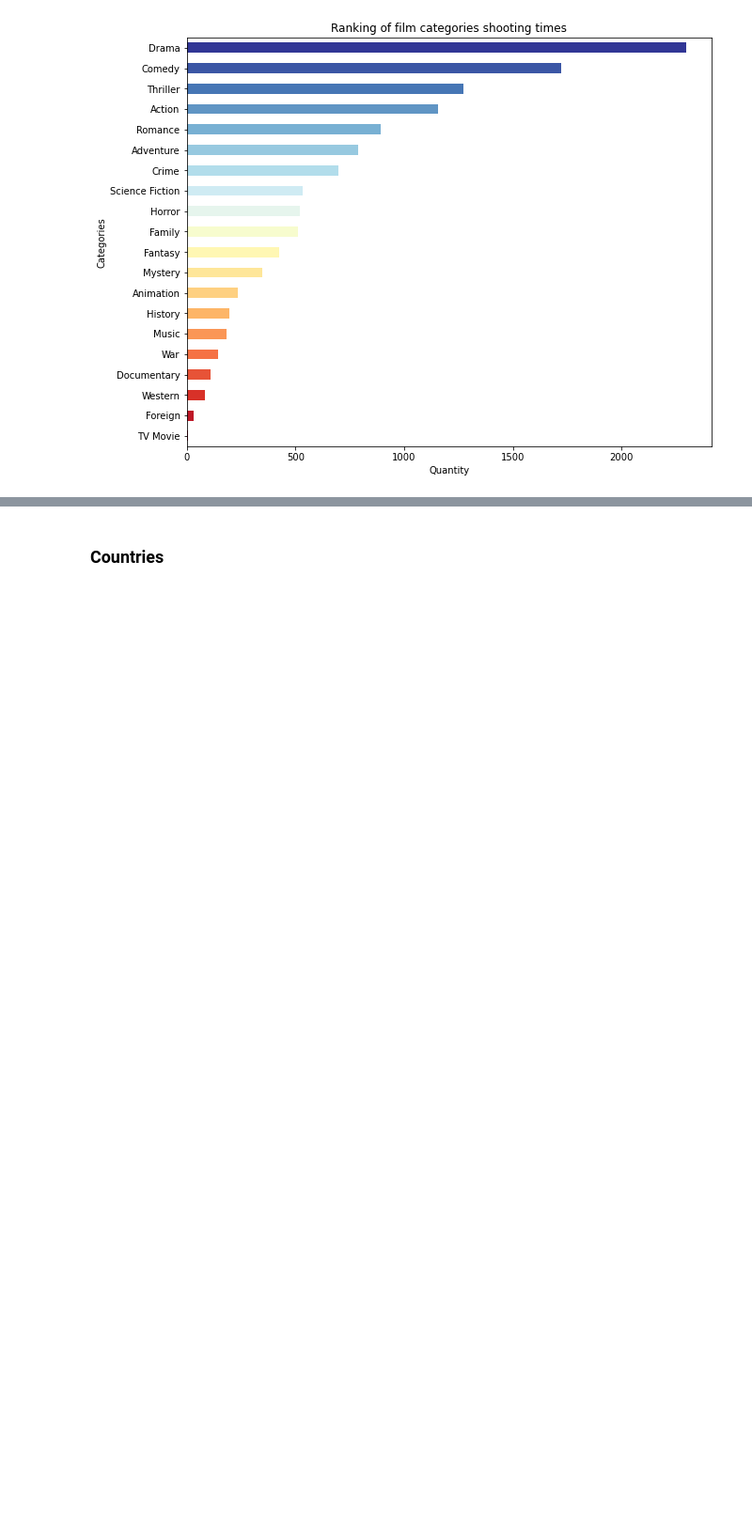
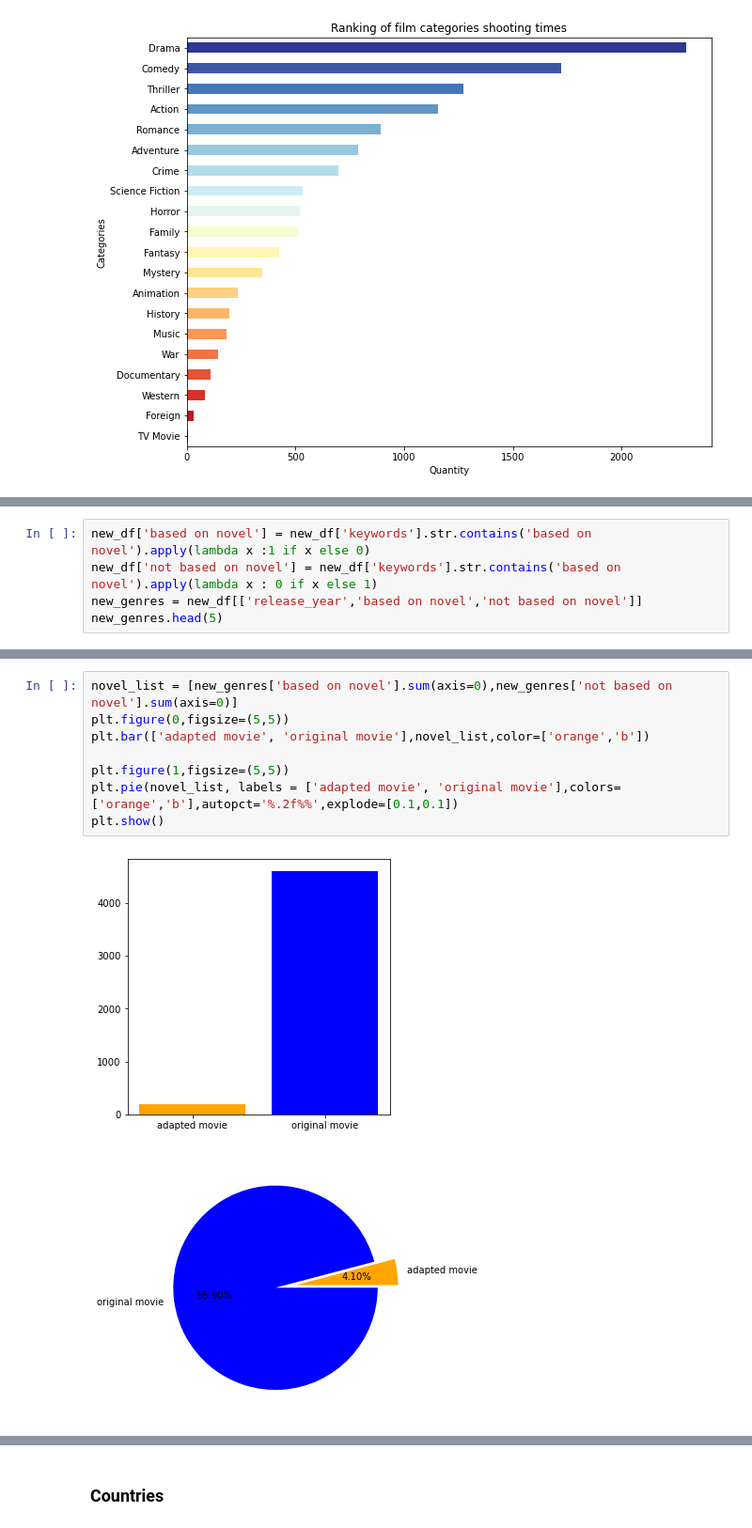
Before and after one commit to Tim-eyes/Data-Analytics-Sheet, a Jupyter notebook: movie.ipynb, the cells around one changed output, grey strips where cells are left out. Shown: that part at 94% size. Drawn from its saved outputs; the diff is of its cells as text; blank space fills up the shorter version.

```diff
--- a/movie.ipynb
+++ b/movie.ipynb
@@ -253,0 +247,5 @@ plt.show()
+# %%
+new_df['based on novel'] = new_df['keywords'].str.contains('based on novel').apply(lambda x :1 if x else 0)
+new_df['not based on novel'] = new_df['keywords'].str.contains('based on novel').apply(lambda x : 0 if x else 1)
+new_genres = new_df[['release_year','based on novel','not based on novel']]
+new_genres.head(5)
@@ -253,0 +259,11 @@ plt.show()
+# %%
+novel_list = [new_genres['based on novel'].sum(axis=0),new_genres['not based on novel'].sum(axis=0)]
+plt.figure(0,figsize=(5,5))
+plt.bar(['adapted movie', 'original movie'],novel_list,color=['orange','b'])
+
+plt.figure(1,figsize=(5,5))
+plt.pie(novel_list, labels = ['adapted movie', 'original movie'],colors=['orange','b'],autopct='%.2f%%',explode=[0.1,0.1])
+plt.show()
+# %% [output]
+[figure, added]
+[figure, added]
```
Also changed, not shown: parts of 35 cells of this notebook, 1 other file.
